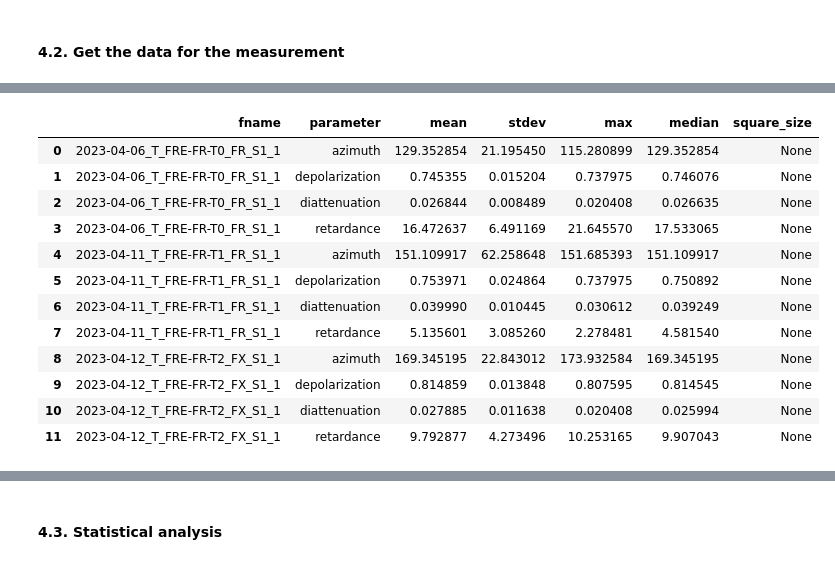
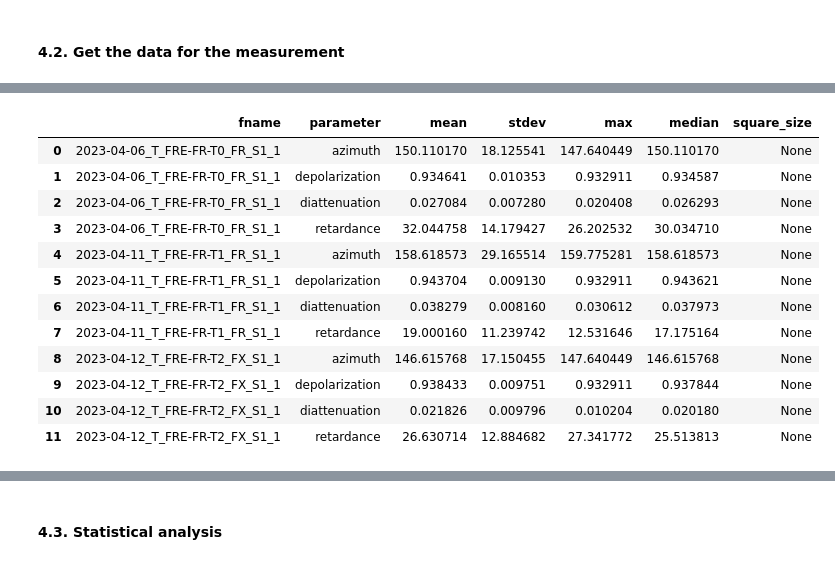
Before and after one commit to RomGr/FreezingEffect, a Jupyter notebook: selection_of_ROIs.ipynb, the cells around one changed output, grey strips where cells are left out. Drawn from its saved outputs; the diff is of its cells as text; code cells hidden in the pictures.

```diff
--- a/selection_of_ROIs.ipynb
+++ b/selection_of_ROIs.ipynb
@@ -243,21 +167,21 @@ for data_type, dfed in data_fixation.items():
                     df = df.apply(parameter_comparaison.find_match_seq, match_seq = fol[1], axis = 1)
                     data_fixation[data_type][folder] = df
 # %%
-data_fixation['GM'][list(data_fixation['GM'].keys())[0]]
+data_fixation['WM'][list(data_fixation['WM'].keys())[0]]
 # %% [output]
 |  | fname | parameter | mean | stdev | max | median | square_size |
-| 0 | 2023-04-06_T_FRE-FR-T0_FR_S1_1 | azimuth | 129.352854 | 21.195450 | 115.280899 | 129.352854 | None |
-| 1 | 2023-04-06_T_FRE-FR-T0_FR_S1_1 | depolarization | 0.745355 | 0.015204 | 0.737975 | 0.746076 | None |
-| 2 | 2023-04-06_T_FRE-FR-T0_FR_S1_1 | diattenuation | 0.026844 | 0.008489 | 0.020408 | 0.026635 | None |
-| 3 | 2023-04-06_T_FRE-FR-T0_FR_S1_1 | retardance | 16.472637 | 6.491169 | 21.645570 | 17.533065 | None |
-| 4 | 2023-04-11_T_FRE-FR-T1_FR_S1_1 | azimuth | 151.109917 | 62.258648 | 151.685393 | 151.109917 | None |
-| 5 | 2023-04-11_T_FRE-FR-T1_FR_S1_1 | depolarization | 0.753971 | 0.024864 | 0.737975 | 0.750892 | None |
-| 6 | 2023-04-11_T_FRE-FR-T1_FR_S1_1 | diattenuation | 0.039990 | 0.010445 | 0.030612 | 0.039249 | None |
-| 7 | 2023-04-11_T_FRE-FR-T1_FR_S1_1 | retardance | 5.135601 | 3.085260 | 2.278481 | 4.581540 | None |
-| 8 | 2023-04-12_T_FRE-FR-T2_FX_S1_1 | azimuth | 169.345195 | 22.843012 | 173.932584 | 169.345195 | None |
-| 9 | 2023-04-12_T_FRE-FR-T2_FX_S1_1 | depolarization | 0.814859 | 0.013848 | 0.807595 | 0.814545 | None |
-| 10 | 2023-04-12_T_FRE-FR-T2_FX_S1_1 | diattenuation | 0.027885 | 0.011638 | 0.020408 | 0.025994 | None |
-| 11 | 2023-04-12_T_FRE-FR-T2_FX_S1_1 | retardance | 9.792877 | 4.273496 | 10.253165 | 9.907043 | None |
+| 0 | 2023-04-06_T_FRE-FR-T0_FR_S1_1 | azimuth | 150.110170 | 18.125541 | 147.640449 | 150.110170 | None |
+| 1 | 2023-04-06_T_FRE-FR-T0_FR_S1_1 | depolarization | 0.934641 | 0.010353 | 0.932911 | 0.934587 | None |
+| 2 | 2023-04-06_T_FRE-FR-T0_FR_S1_1 | diattenuation | 0.027084 | 0.007280 | 0.020408 | 0.026293 | None |
+| 3 | 2023-04-06_T_FRE-FR-T0_FR_S1_1 | retardance | 32.044758 | 14.179427 | 26.202532 | 30.034710 | None |
+| 4 | 2023-04-11_T_FRE-FR-T1_FR_S1_1 | azimuth | 158.618573 | 29.165514 | 159.775281 | 158.618573 | None |
+| 5 | 2023-04-11_T_FRE-FR-T1_FR_S1_1 | depolarization | 0.943704 | 0.009130 | 0.932911 | 0.943621 | None |
+| 6 | 2023-04-11_T_FRE-FR-T1_FR_S1_1 | diattenuation | 0.038279 | 0.008160 | 0.030612 | 0.037973 | None |
+| 7 | 2023-04-11_T_FRE-FR-T1_FR_S1_1 | retardance | 19.000160 | 11.239742 | 12.531646 | 17.175164 | None |
+| 8 | 2023-04-12_T_FRE-FR-T2_FX_S1_1 | azimuth | 146.615768 | 17.150455 | 147.640449 | 146.615768 | None |
+| 9 | 2023-04-12_T_FRE-FR-T2_FX_S1_1 | depolarization | 0.938433 | 0.009751 | 0.932911 | 0.937844 | None |
+| 10 | 2023-04-12_T_FRE-FR-T2_FX_S1_1 | diattenuation | 0.021826 | 0.009796 | 0.010204 | 0.020180 | None |
+| 11 | 2023-04-12_T_FRE-FR-T2_FX_S1_1 | retardance | 26.630714 | 12.884682 | 27.341772 | 25.513813 | None |
 # %%
 #### Set up the parameters to be studied
 parameters = ['retardance', 'depolarization', 'diattenuation', 'azimuth']
```
Also changed, not shown: parts of 9 cells of this notebook, 1 other file.
